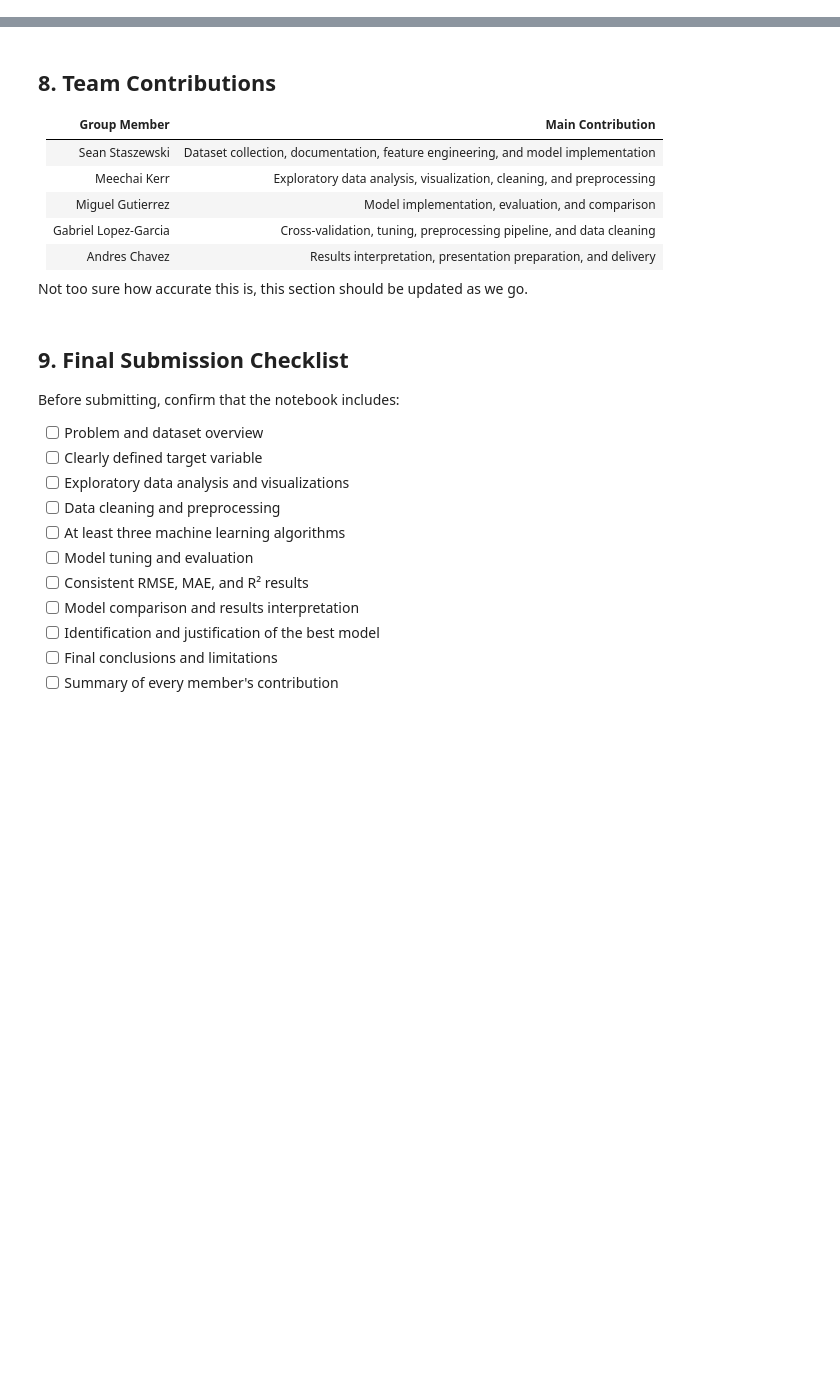
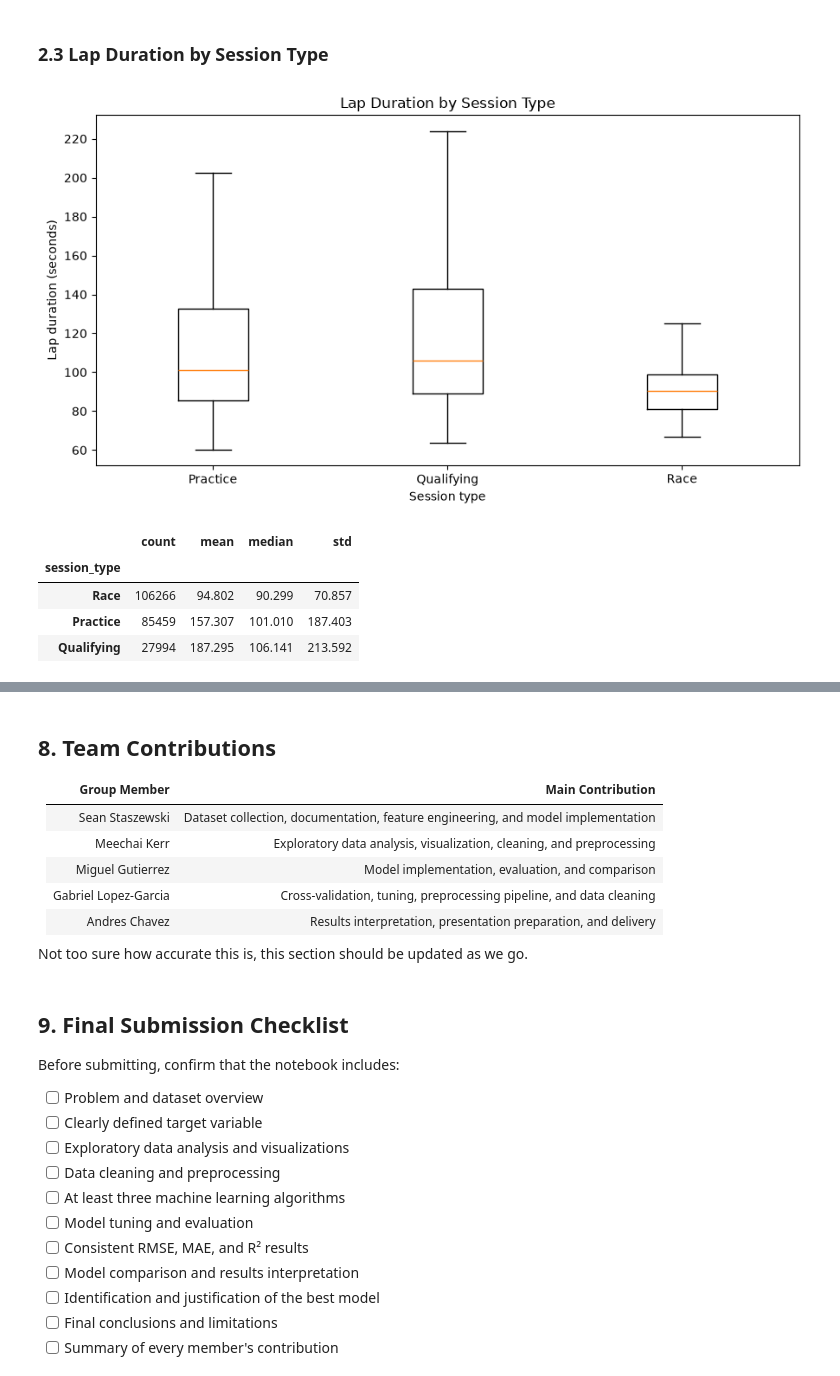
Before and after one commit to Sean-Staszewski/F1-Grand-Prix-Predictor, a Jupyter notebook: Project_Notebook_Results.ipynb, the cells around one changed output, grey strips where cells are left out. Saved outputs shown, nothing was run; the diff lists cells and outputs as text; code cells hidden in the pictures; blank space fills up the shorter version.

```diff
--- a/Project_Notebook_Results.ipynb
+++ b/Project_Notebook_Results.ipynb
@@ -125,0 +284,44 @@ team_name count: 15
+# %% [markdown]
+### 2.3 Lap Duration by Session Type
+# %%
+if "session_type" in df_raw.columns:
+    session_plot = df_raw[["session_type", TARGET]].copy()
+    session_plot[TARGET] = pd.to_numeric(session_plot[TARGET], errors="coerce")
+    session_plot = session_plot.dropna()
+
+    session_order = [
+        value for value in ["Practice", "Qualifying", "Race"]
+        if value in session_plot["session_type"].unique()
+    ]
+    session_order += [
+        value for value in sorted(session_plot["session_type"].unique())
+        if value not in session_order
+    ]
+
+    grouped_values = [
+        session_plot.loc[session_plot["session_type"] == session, TARGET]
+        for session in session_order
+    ]
+
+    plt.figure(figsize=(9, 5))
+    plt.boxplot(grouped_values, tick_labels=session_order, showfliers=False)
+    plt.xlabel("Session type")
+    plt.ylabel("Lap duration (seconds)")
+    plt.title("Lap Duration by Session Type")
+    plt.tight_layout()
+    plt.show()
+
+    display(
+        session_plot.groupby("session_type")[TARGET]
+        .agg(["count", "mean", "median", "std"])
+        .sort_values("median")
+    )
+else:
+    print("session_type is unavailable, so this plot is skipped.")
+# %% [output]
+[figure, added]
+|  | count | mean | median | std |
+| session_type |  |  |  |  |
+| Race | 106266 | 94.802 | 90.299 | 70.857 |
+| Practice | 85459 | 157.307 | 101.010 | 187.403 |
+| Qualifying | 27994 | 187.295 | 106.141 | 213.592 |
```
Also changed, not shown: parts of 45 cells of this notebook.
